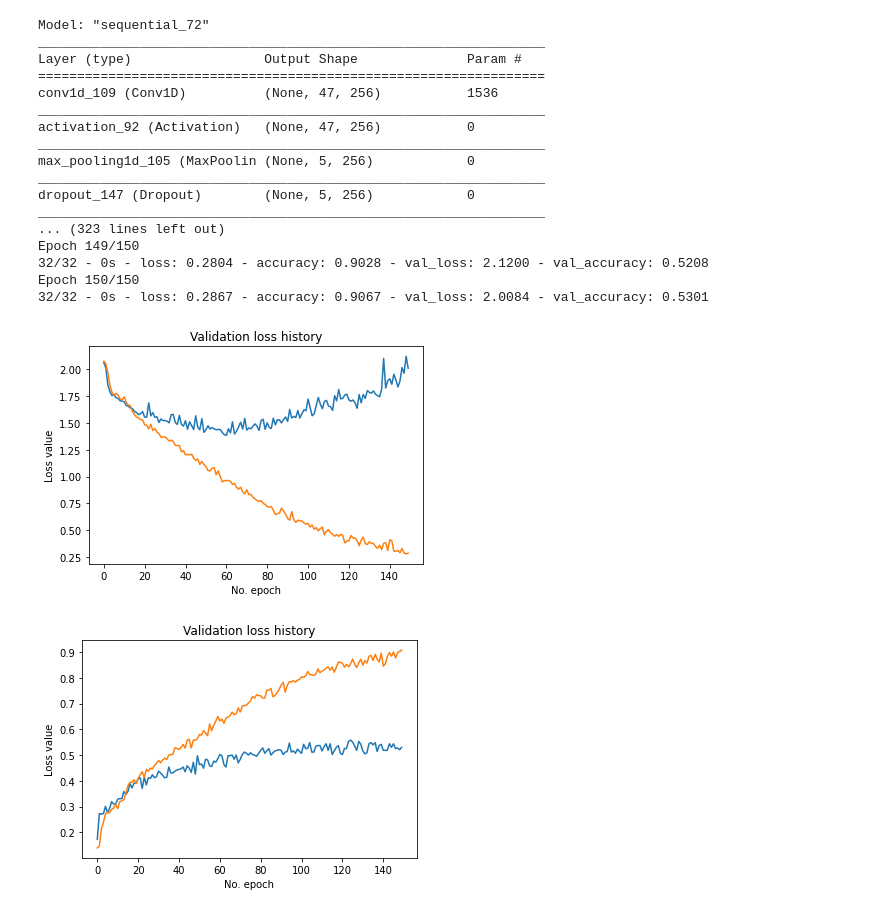
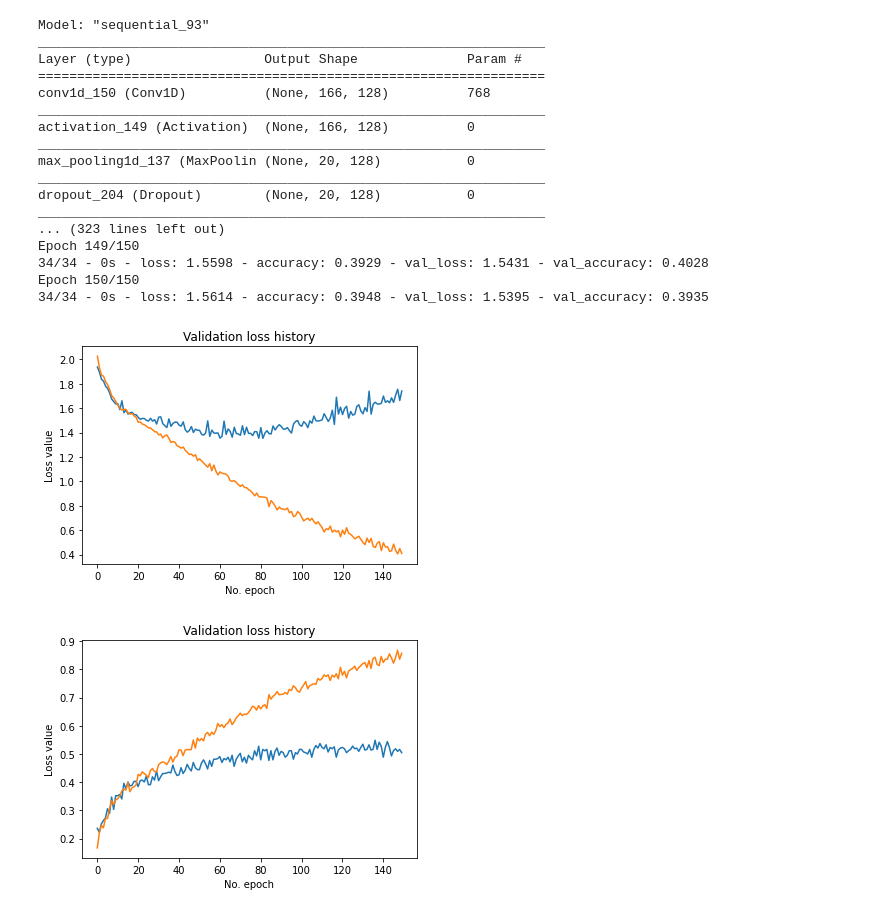
Before and after one commit to ABHISHEK03312/Speech_Emotion_recognition, a Jupyter notebook: ser-clean-code.ipynb, the cells around one changed output. Saved outputs shown, nothing was run; the diff lists cells and outputs as text; code cells hidden in the pictures.

```diff
--- a/ser-clean-code.ipynb
+++ b/ser-clean-code.ipynb
@@ -135,6 +185,16 @@ X_train_cnn = np.expand_dims(X_train,axis=2)
 X_test_cnn = np.expand_dims(X_test,axis=2)
 y_train_cnn = encoder.fit_transform(np.array(y_train).reshape(-1,1)).toarray()
 y_test_cnn = encoder.fit_transform(np.array(y_test).reshape(-1,1)).toarray()
+# %%
+X_train_fourier = pd.read_csv("./SER_data/X_train_fourier.csv")
+X_test_fourier = pd.read_csv("./SER_data/X_test_fourier.csv")
+y_train_fourier = pd.read_csv("./SER_data/y_train_fourier.csv")
+y_test_fourier = pd.read_csv("./SER_data/y_test_fourier.csv")
+# %%
+X_train_fourier_cnn = np.expand_dims(X_train_fourier,axis=2)
+X_test_fourier_cnn = np.expand_dims(X_test_fourier,axis=2)
+y_train_fourier_cnn = encoder.fit_transform(np.array(y_train_fourier).reshape(-1,1)).toarray()
+y_test_fourier_cnn = encoder.fit_transform(np.array(y_test_fourier).reshape(-1,1)).toarray()
 # %%
 class time_for_batch(Callback):
     def on_train_begin(self, logs={}):
@@ -192,12 +252,12 @@ def cnn_layers(no_folds,no_epochs,batch_size,X_train,y_train,X_test,y_test,epoch
 
   model = Sequential()
 
-  model.add(Conv1D(256, 5, padding='same', input_shape=(X_train.shape[1],1)))
+  model.add(Conv1D(128, 5, padding='same', input_shape=(X_train.shape[1],1)))
   model.add(Activation('relu'))
   model.add(MaxPooling1D(pool_size=(8)))
   model.add(Dropout(0.2))
 
-  model.add(Conv1D(128, 5,padding='same'))
+  model.add(Conv1D(64, 5,padding='same'))
   model.add(Activation('relu'))
   model.add(MaxPooling1D(pool_size=(4)))
   model.add(Dropout(0.1))
@@ -208,7 +268,7 @@ def cnn_layers(no_folds,no_epochs,batch_size,X_train,y_train,X_test,y_test,epoch
   model.add(Dropout(0.1))
 
   model.add(Flatten())
-  model.add(Dense(64))
+  model.add(Dense(32))
   model.add(Dense(8))
   model.add(Activation('softmax'))
 
@@ -229,7 +289,7 @@ def cnn_layers(no_folds,no_epochs,batch_size,X_train,y_train,X_test,y_test,epoch
                                                         mode='max',
                                                         save_best_only=True)
 
-  model.compile(optimizer=tf.keras.optimizers.Adam(lr=0.001), loss='categorical_crossentropy', metrics=['accuracy'])
+  model.compile(optimizer=tf.keras.optimizers.Adam(lr=0.0001), loss='categorical_crossentropy', metrics=['accuracy'])
 
   # model_checkpoint_callback = tf.keras.callbacks.ModelCheckpoint(
   # filepath="/Users/abhishekvaidyanathan/Desktop/NNDL-saved-models/best_epoch_checkpoint_trial.tf",
@@ -250,45 +310,45 @@ def cnn_layers(no_folds,no_epochs,batch_size,X_train,y_train,X_test,y_test,epoch
 
   return history_results
 # %%
-Batch_sizes = [32]
+Batch_sizes = [30]
 model_results = {}
 epoch_times_dict = {}
 for size in Batch_sizes:
-  history = cnn_layers(2,150,size,X_train_cnn,y_train_cnn,X_test_cnn,y_test_cnn,epoch_times_dict)
+  history = cnn_layers(2,150,size,X_train_fourier_cnn,y_train_fourier_cnn,X_test_fourier_cnn,y_test_fourier_cnn,epoch_times_dict)
   model_results[size] = history
 # %% [output]
-Model: "sequential_72"
+Model: "sequential_93"
 _________________________________________________________________
 Layer (type)                 Output Shape              Param #
 =================================================================
-conv1d_109 (Conv1D)          (None, 47, 256)           1536
+conv1d_150 (Conv1D)          (None, 166, 128)          768
 _________________________________________________________________
-activation_92 (Activation)   (None, 47, 256)           0
+activation_149 (Activation)  (None, 166, 128)          0
 _________________________________________________________________
-max_pooling1d_105 (MaxPoolin (None, 5, 256)            0
+max_pooling1d_137 (MaxPoolin (None, 20, 128)           0
 _________________________________________________________________
-dropout_147 (Dropout)        (None, 5, 256)            0
+dropout_204 (Dropout)        (None, 20, 128)           0
 _________________________________________________________________
 ... (323 lines left out)
 Epoch 149/150
-32/32 - 0s - loss: 0.2804 - accuracy: 0.9028 - val_loss: 2.1200 - val_accuracy: 0.5208
+34/34 - 0s - loss: 1.5598 - accuracy: 0.3929 - val_loss: 1.5431 - val_accuracy: 0.4028
 Epoch 150/150
-32/32 - 0s - loss: 0.2867 - accuracy: 0.9067 - val_loss: 2.0084 - val_accuracy: 0.5301
+34/34 - 0s - loss: 1.5614 - accuracy: 0.3948 - val_loss: 1.5395 - val_accuracy: 0.3935
 # %%
-plt.plot(model_results[32][0].history['val_loss'])
-plt.plot(model_results[32][0].history['loss'])
+plt.plot(model_results[24][0].history['val_loss'])
+plt.plot(model_results[24][0].history['loss'])
 plt.title('Validation loss history')
 plt.ylabel('Loss value')
 plt.xlabel('No. epoch')
 plt.show()
 # %% [output]
-[figure, old version]
+[figure, new version]
 # %%
-plt.plot(model_results[32][0].history['val_accuracy'])
-plt.plot(model_results[32][0].history['accuracy'])
+plt.plot(model_results[24][0].history['val_accuracy'])
+plt.plot(model_results[24][0].history['accuracy'])
 plt.title('Validation loss history')
 plt.ylabel('Loss value')
 plt.xlabel('No. epoch')
 plt.show()
 # %% [output]
-[figure, old version]
+[figure, new version]
```
Also changed, not shown: parts of 11 cells of this notebook, 7 other files.
